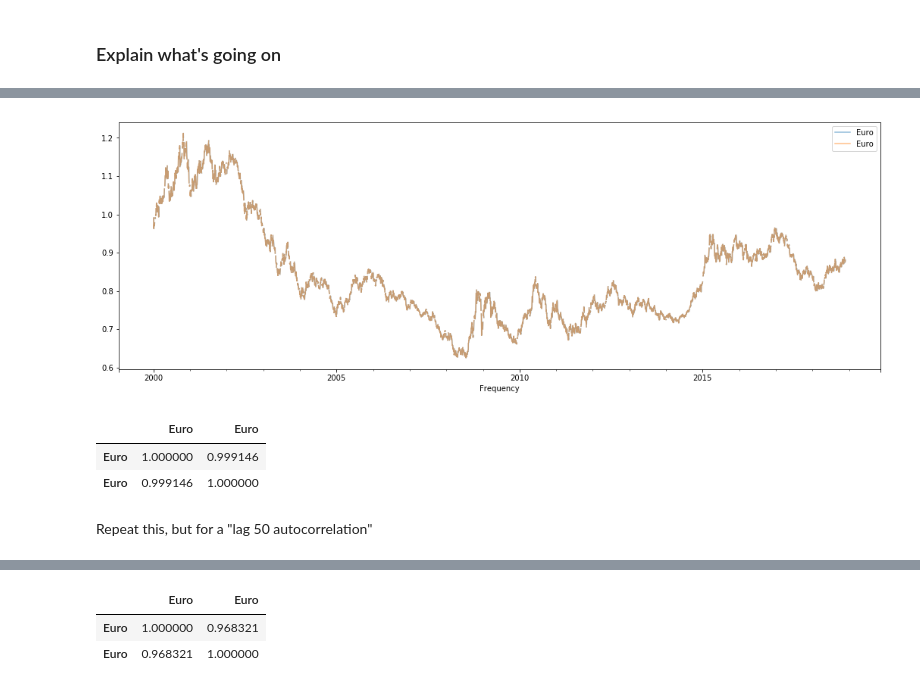
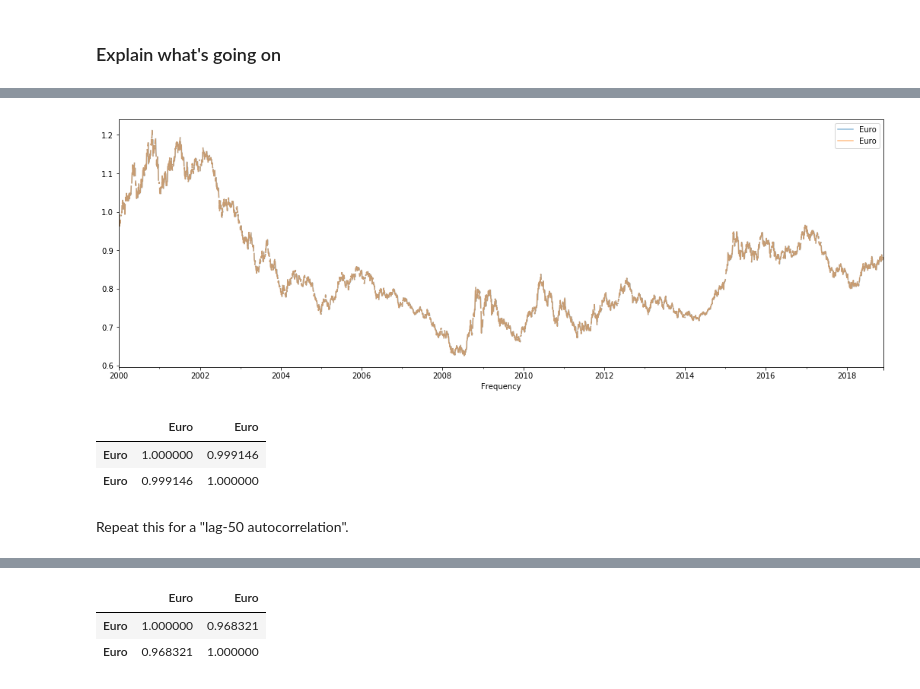
Before and after one commit to learn-co-curriculum/dsc-corr-autocorr-in-time-series-lab, a Jupyter notebook: index.ipynb, the cells around one changed output, grey strips where cells are left out. Saved outputs shown, nothing was run; the diff lists cells and outputs as text; code cells hidden in the pictures.

```diff
--- a/index.ipynb
+++ b/index.ipynb
@@ -111,9 +158,9 @@ eur = xr[['Euro']]
 # %%
 # __SOLUTION__
-eur_shift_1 = eur.shift(periods=1)
-eur_shift_1.head()
+# Combine the original and shifted time series
+lag_1 = pd.concat([eur_shift_1, eur], axis=1)
 
-lag_1= pd.concat([eur_shift_1, eur], axis=1)
+# Plot
 lag_1.plot(figsize=(18,6), alpha=0.5);
 # %% [output]
-[figure, old version]
+[figure, new version]
@@ -127,4 +175,4 @@ lag_1.corr()
 | Euro | 1.000000 | 0.999146 |
 | Euro | 0.999146 | 1.000000 |
 # %% [markdown]
-Repeat this, but for a "lag 50 autocorrelation"
+Repeat this for a "lag-50 autocorrelation".
```
Also changed, not shown: parts of 90 cells of this notebook.
